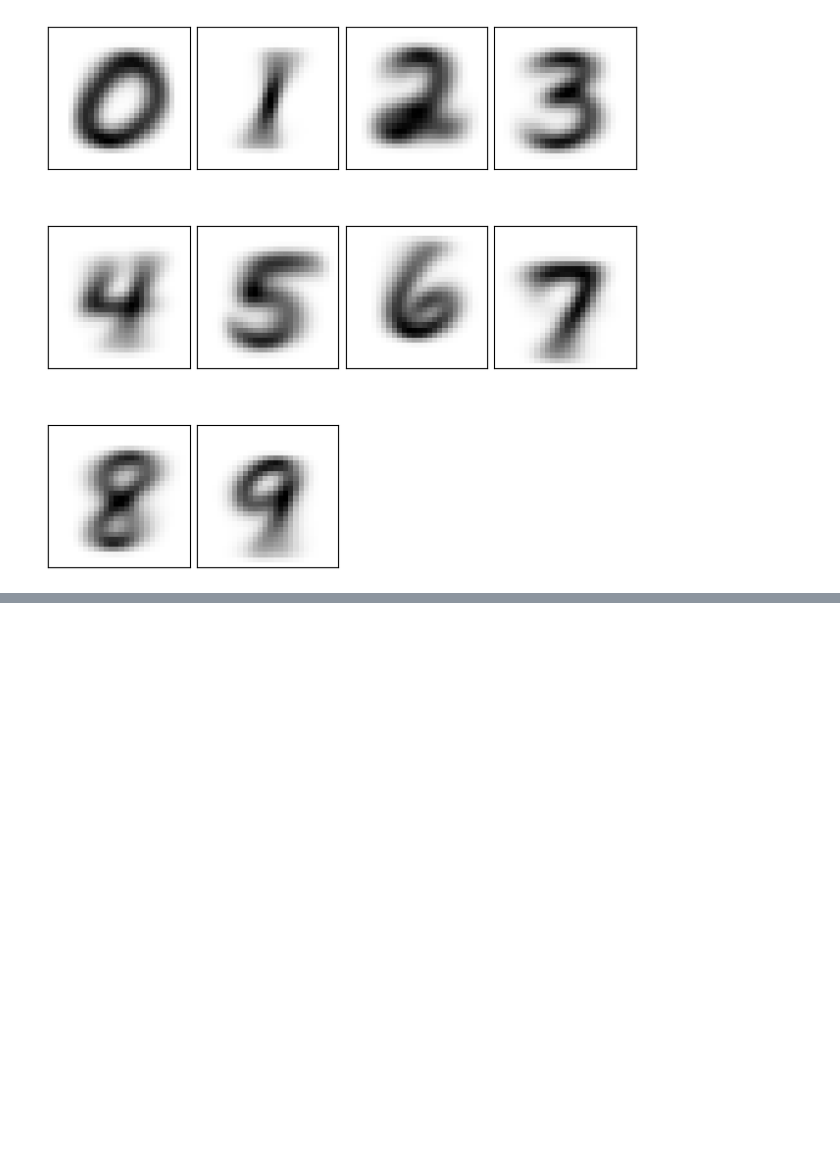
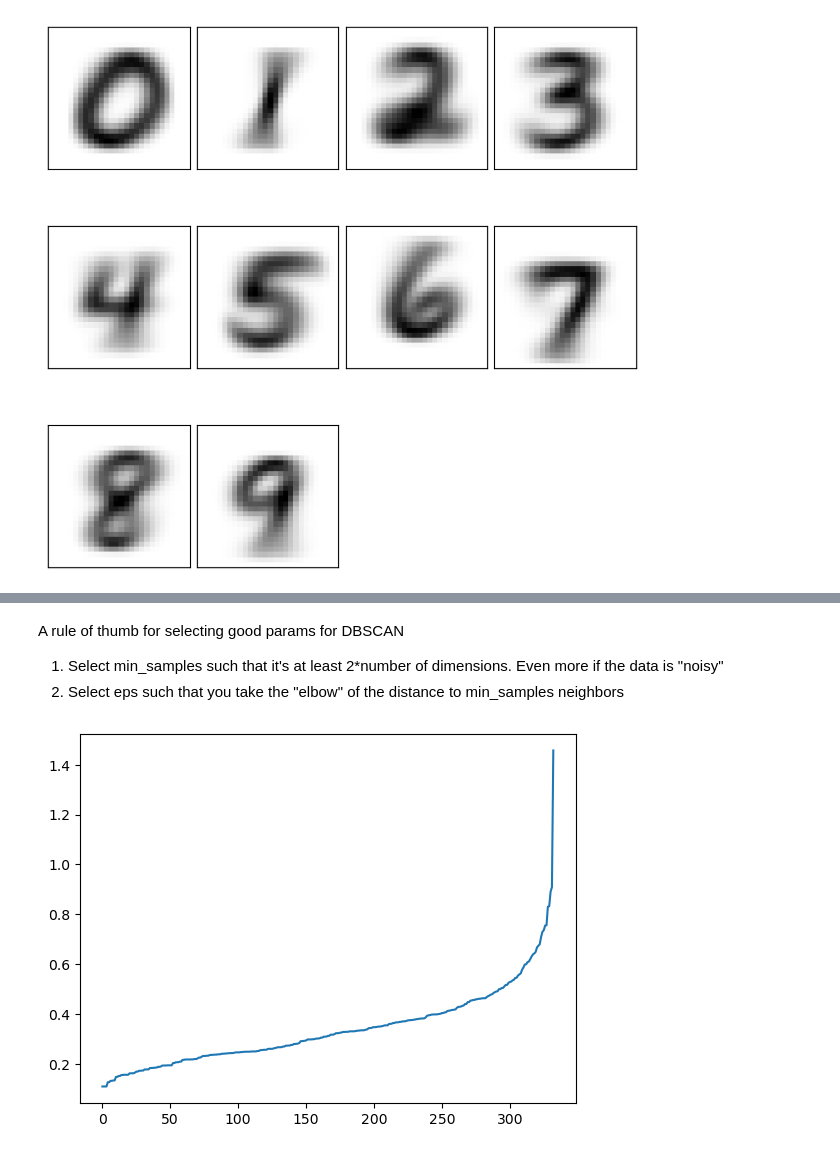
Before and after one commit to COGS118B/Lecture, a Jupyter notebook: Notebook_L15_PCA_etc.ipynb, the cells around one changed output, grey strips where cells are left out. Saved outputs shown, nothing was run; the diff lists cells and outputs as text; code cells hidden in the pictures; blank space fills up the shorter version.

```diff
--- a/Notebook_L15_PCA_etc.ipynb
+++ b/Notebook_L15_PCA_etc.ipynb
@@ -391,0 +404,30 @@ array([[-7.97846875e-18,  5.49695364e-16, -1.97888806e-16,
+# %%
+X = penguins[['bill_length_mm', 'bill_depth_mm', 'flipper_length_mm', 'body_mass_g']]
+y = penguins['species']
+
+from sklearn.cluster import DBSCAN
+from sklearn.pipeline import Pipeline
+from sklearn.preprocessing import StandardScaler
+from sklearn.model_selection import GridSearchCV
+from sklearn.decomposition import PCA
+from sklearn.metrics import adjusted_rand_score, make_scorer
+
+clust = DBSCAN();
+scale = StandardScaler();
+pca = PCA(n_components=2);
+
+# lets see how a pipeline allows us to stack operations!
+pipe_pca = Pipeline([('scaler',scale), ('pca',pca)])
+
+# a two step version
+pcs = pd.DataFrame( PCA(n_components=2).fit_transform( scale.fit_transform(X) ), columns=['pc1', 'pc2'])
+pcs['species'] = penguins['species']
+sns.scatterplot(data=pcs, x='pc1', y='pc2', hue='species');
+plt.title('two steps')
+plt.show();
+
+# a one step version of the same
+pcs = pd.DataFrame( pipe_pca.fit_transform(X), columns=['pc1', 'pc2'])
+pcs['species'] = penguins['species']
+sns.scatterplot(data=pcs, x='pc1', y='pc2', hue='species');
+plt.title('one step, same result');
@@ -391,0 +438,16 @@ array([[-7.97846875e-18,  5.49695364e-16, -1.97888806e-16,
+# %% [markdown]
+A rule of thumb for selecting good params for DBSCAN
+
+1. Select min_samples such that it's at least 2*number of dimensions.  Even more if the data is "noisy"
+1. Select eps such that you take the "elbow" of the distance to min_samples neighbors
+# %%
+from sklearn.neighbors import NearestNeighbors
+Xscaled = StandardScaler().fit_transform(X)
+neighbors = NearestNeighbors(n_neighbors=15)
+neighbors.fit( Xscaled )
+distances, indices = neighbors.kneighbors(Xscaled)
+distances = np.sort(distances, axis=0)
+distances = distances[:,1]
+plt.plot(distances);
+# %% [output]
+[figure, added]
```
Also changed, not shown: parts of 20 cells of this notebook.
